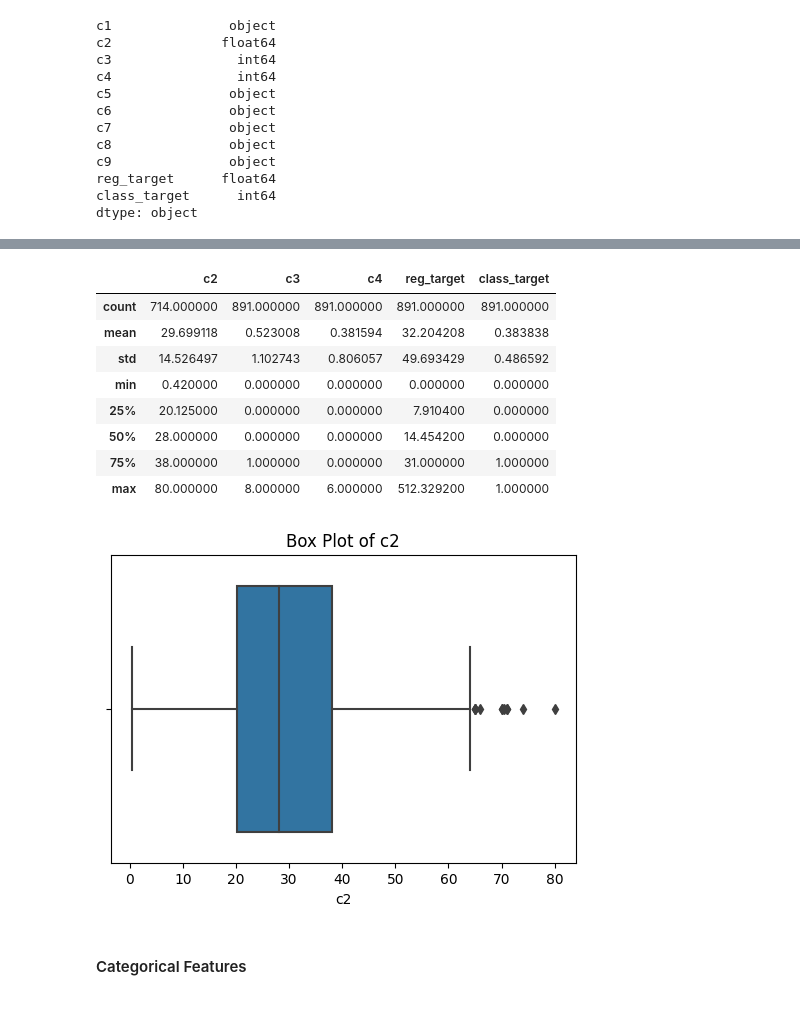
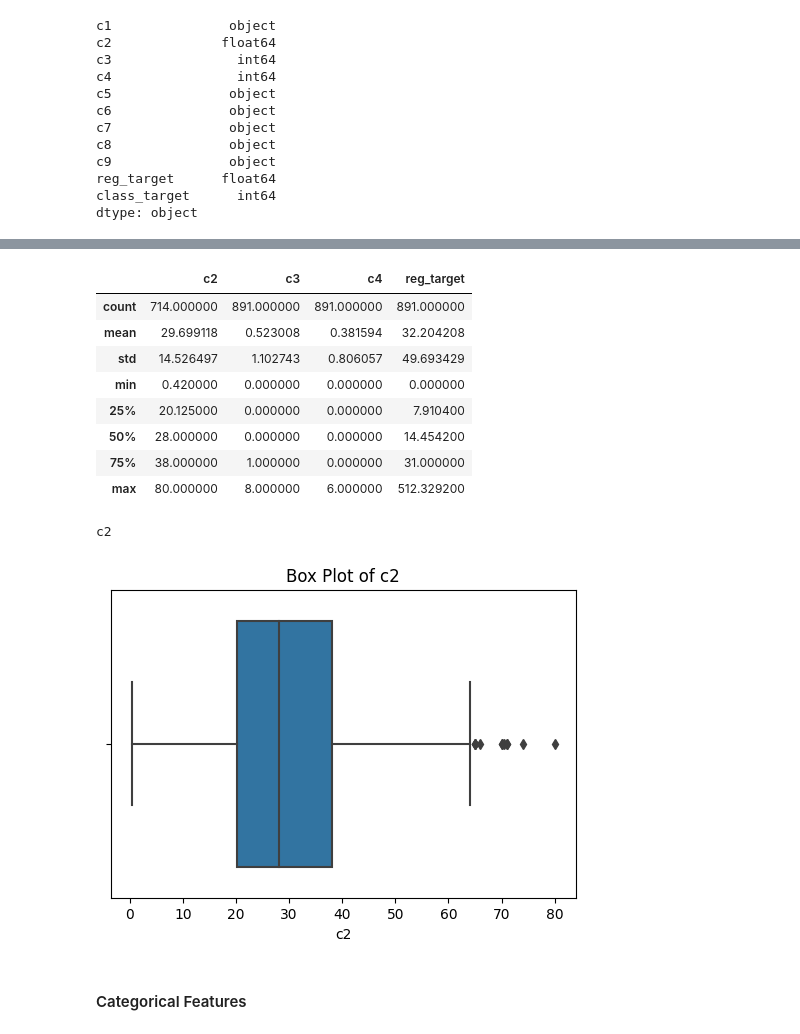
Before and after one commit to AnSloge/HKUST-COMP4211-Programming-Assignment-1, a Jupyter notebook: analysis.ipynb, the cells around one changed output, grey strips where cells are left out. Cells and saved outputs as stored; diff of their text form; code cells hidden in the pictures.

```diff
--- a/analysis.ipynb
+++ b/analysis.ipynb
@@ -120,27 +107,25 @@ reg_target      float64
 class_target      int64
 dtype: object
 # %%
-### Make this one include only the feature names, not the data.
+# Select numerical feature names only (excluding data)
+numerical_features = df.select_dtypes(include=["int64", "float64"]).columns.tolist()
 
-numerical_features = df.select_dtypes(include=["int64", "float64"])
-new_numerical_features = df.drop(columns=["class_target"])
-print(numerical_features) # dropping class_target because Python misinterprets it as a numerical values, but it is binary (categorical).
+# Drop 'class_target' if it's mistakenly interpreted as numerical
+numerical_features = [col for col in numerical_features if col != "class_target"]
 
-'''
-# Checking for continous and discrete features.
-
+# Checking for continuous and discrete features
 continuous_features = []
 discrete_features = []
 
-for col in df.columns:
+for col in numerical_features:  # Loop only through numerical features
     unique_values = df[col].nunique()
-    if pd.api.types.is_numeric_dtype(df[col]):
-        if unique_values < 10:
-            discrete_features.append(col)  # Less than 10 unique values indicates discrete
-        else:
-            continuous_features.append(col)  # More unique values indicates continuous
 
+    if unique_values < 10:  # Less than 10 unique values → discrete
+        discrete_features.append(col)
+    else:  # Otherwise → continuous
+        continuous_features.append(col)
+
+print("Numerical Features:", numerical_features) # first-in-order numerical feature is c2.
 print("Continuous Features:", continuous_features)
 print("Discrete Features:", discrete_features)
-'''
 # %% [output]
@@ -162,30 +135,31 @@ print("Discrete Features:", discrete_features)
 # %%
-# Summarize distribution of numerical features
+# Summarize statistical distribution of all numerical features
 
-numerical_features.describe()
+df[numerical_features].describe()
 # %% [output]
-|  | c2 | c3 | c4 | reg_target | class_target |
-| count | 714.000000 | 891.000000 | 891.000000 | 891.000000 | 891.000000 |
-| mean | 29.699118 | 0.523008 | 0.381594 | 32.204208 | 0.383838 |
-| std | 14.526497 | 1.102743 | 0.806057 | 49.693429 | 0.486592 |
-| min | 0.420000 | 0.000000 | 0.000000 | 0.000000 | 0.000000 |
-| 25% | 20.125000 | 0.000000 | 0.000000 | 7.910400 | 0.000000 |
-| 50% | 28.000000 | 0.000000 | 0.000000 | 14.454200 | 0.000000 |
-| 75% | 38.000000 | 1.000000 | 0.000000 | 31.000000 | 1.000000 |
-| max | 80.000000 | 8.000000 | 6.000000 | 512.329200 | 1.000000 |
+|  | c2 | c3 | c4 | reg_target |
+| count | 714.000000 | 891.000000 | 891.000000 | 891.000000 |
+| mean | 29.699118 | 0.523008 | 0.381594 | 32.204208 |
+| std | 14.526497 | 1.102743 | 0.806057 | 49.693429 |
+| min | 0.420000 | 0.000000 | 0.000000 | 0.000000 |
+| 25% | 20.125000 | 0.000000 | 0.000000 | 7.910400 |
+| 50% | 28.000000 | 0.000000 | 0.000000 | 14.454200 |
+| 75% | 38.000000 | 1.000000 | 0.000000 | 31.000000 |
+| max | 80.000000 | 8.000000 | 6.000000 | 512.329200 |
 # %%
-# Visualize the distribution of the first-in-order numerical features using a box plot.
+# Visualizing first-in-order numerical feature using a boxplot.
 
-#first_feature = numerical_features.columns[0]
-
-first_feature = numerical_features.columns[0]
+first_feature = numerical_features[0]   # feature c2
+print(first_feature)
 
 # Create a box plot for the first numerical feature
 plt.figure(figsize=(6, 4))
-sns.boxplot(x=numerical_features[first_feature])
+sns.boxplot(x=df[first_feature])  # Fix: Use df[first_feature] to access the data
 plt.title(f"Box Plot of {first_feature}")
+plt.xlabel(first_feature)
 plt.show()
 # %% [output]
+c2
 [figure]
 # %% [markdown]
 #### Categorical Features
```
Also changed, not shown: parts of 13 cells of this notebook.
